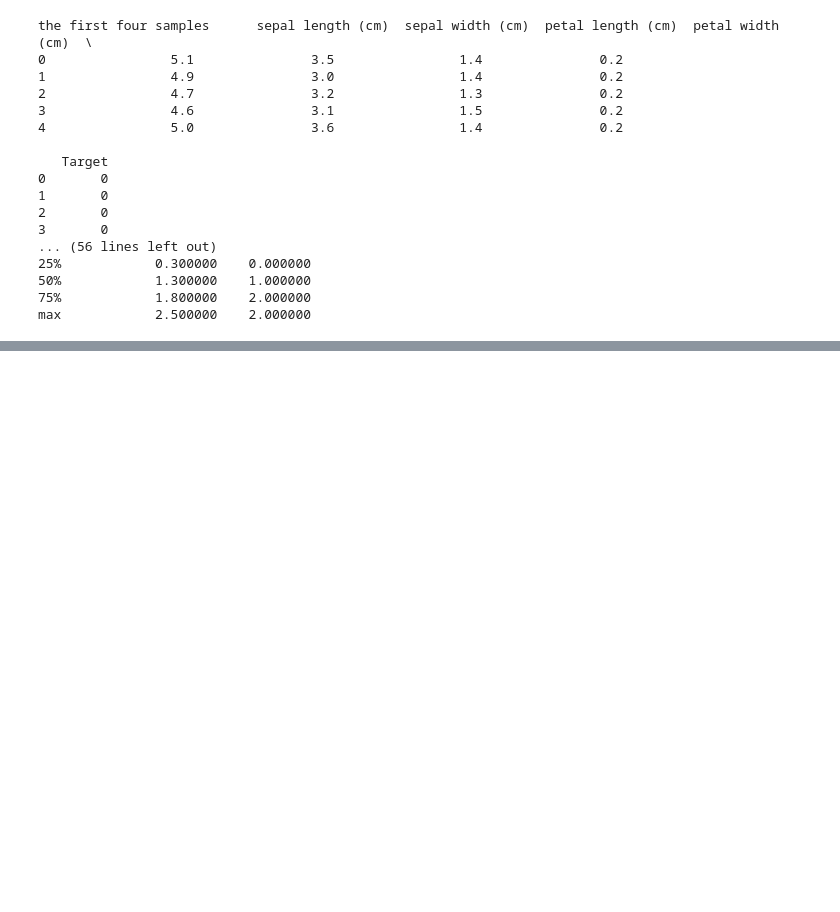
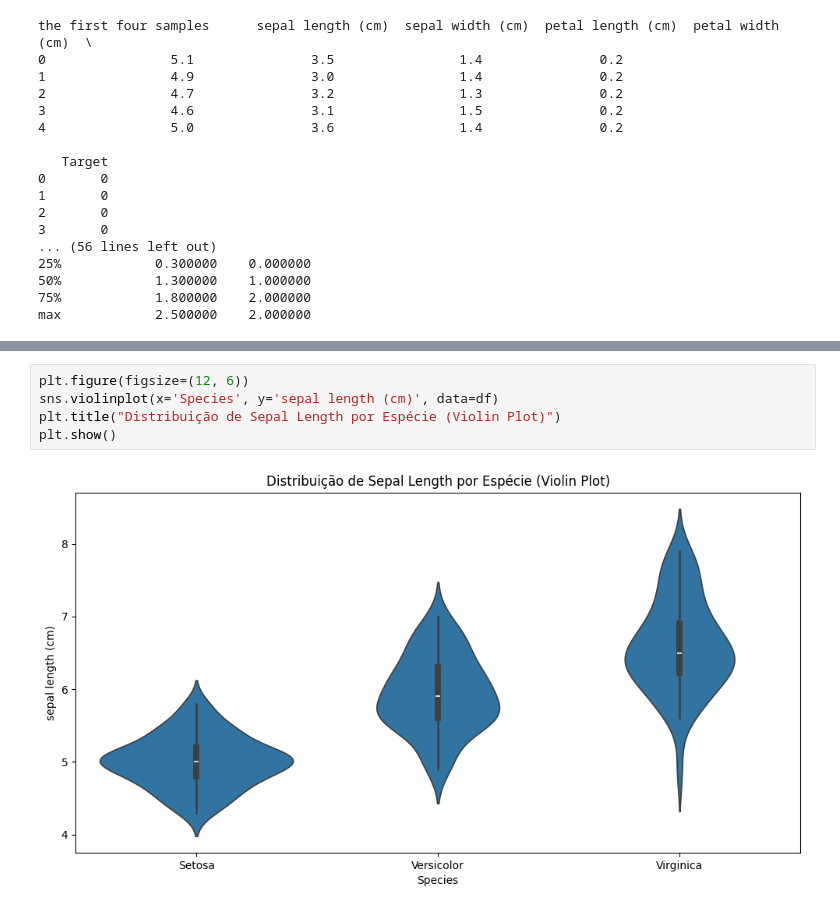
Before and after one commit to Cindy-eng/AI-Data-Engineer--Assignments, a Jupyter notebook: 11_Data_analysis_of_iris.ipynb, the cells around one changed output, grey strips where cells are left out. Drawn from its saved outputs; the diff is of its cells as text; blank space fills up the shorter version.

```diff
--- a/11_Data_analysis_of_iris.ipynb
+++ b/11_Data_analysis_of_iris.ipynb
@@ -72,0 +189,7 @@ max            2.500000    2.000000
+# %%
+plt.figure(figsize=(12, 6))
+sns.violinplot(x='Species', y='sepal length (cm)', data=df)
+plt.title("Distribuição de Sepal Length por Espécie (Violin Plot)")
+plt.show()
+# %% [output]
+[figure, added]
```
Also changed, not shown: parts of 10 cells of this notebook.
